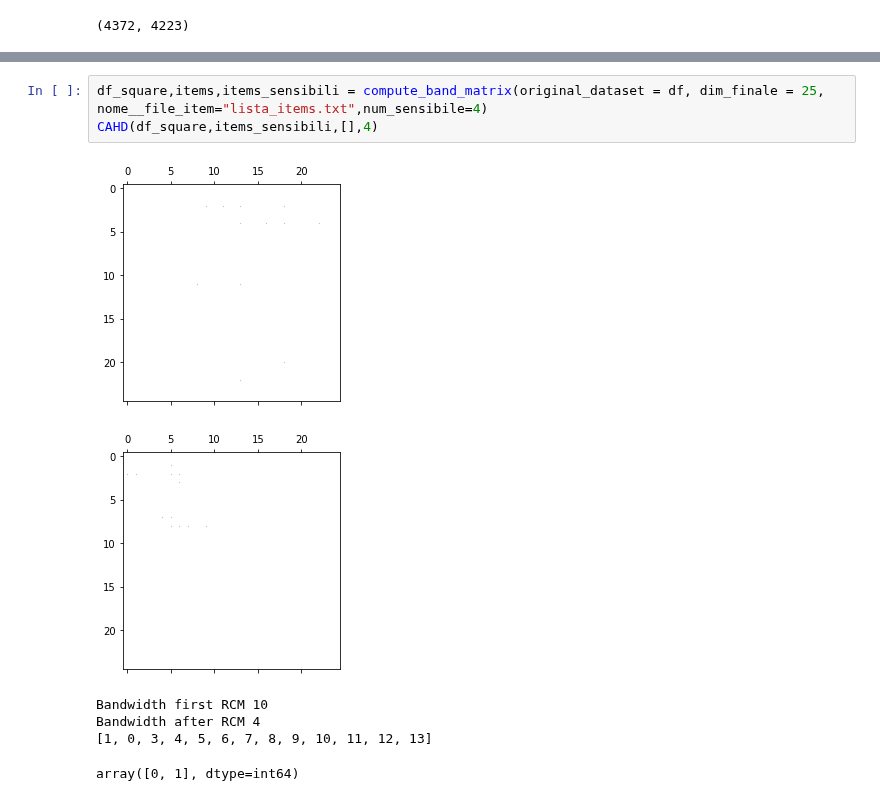
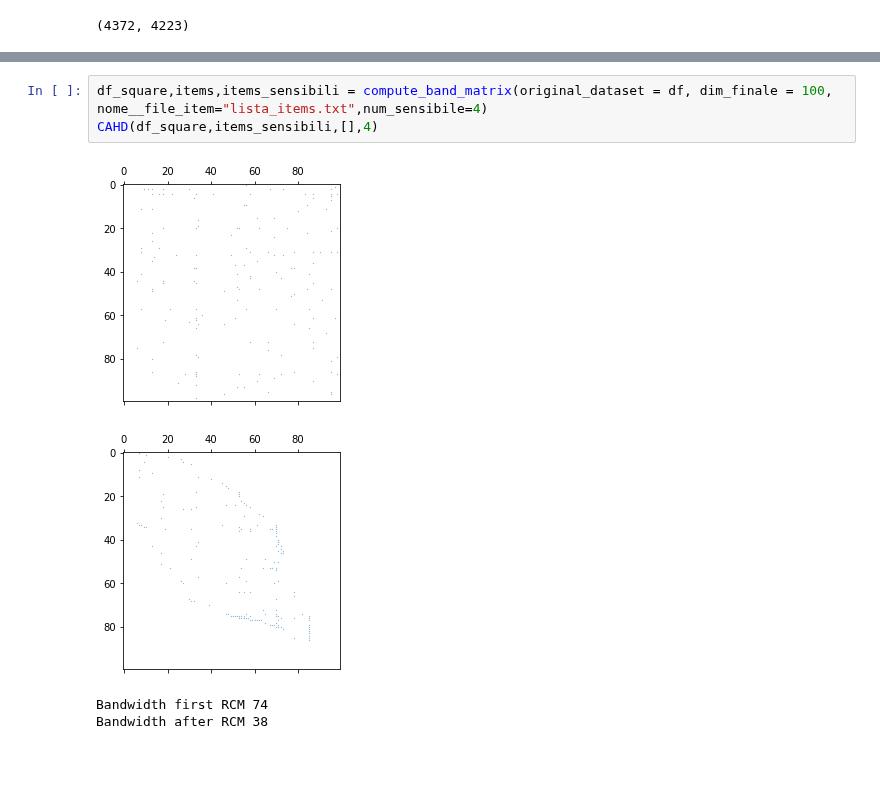
Before and after one commit to Dado1513/transactionalDataCAHD, a Jupyter notebook: rcm_with_function.ipynb, the cells around one changed output, grey strips where cells are left out. Saved outputs shown, nothing was run; the diff lists cells and outputs as text; blank space fills up the shorter version.

```diff
--- a/rcm_with_function.ipynb
+++ b/rcm_with_function.ipynb
@@ -136,12 +162,10 @@ def CAHD(dataframe_bandizzato,items_sensibili,nome_item,grado_privacy, alfa = 3)
 # %%
-df_square,items,items_sensibili = compute_band_matrix(original_dataset = df, dim_finale = 25, nome__file_item="lista_items.txt",num_sensibile=4)
+df_square,items,items_sensibili = compute_band_matrix(original_dataset = df, dim_finale = 100, nome__file_item="lista_items.txt",num_sensibile=4)
 CAHD(df_square,items_sensibili,[],4)
 # %% [output]
-[figure, old version]
+[figure, new version]
-[figure, old version]
+[figure, new version]
-Bandwidth first RCM 10
-Bandwidth after RCM 4
-[1, 0, 3, 4, 5, 6, 7, 8, 9, 10, 11, 12, 13]
+Bandwidth first RCM 74
+Bandwidth after RCM 38
-array([0, 1], dtype=int64)
 # %%
 # %% [output]
```
Also changed, not shown: parts of 9 cells of this notebook, 1 other file.
